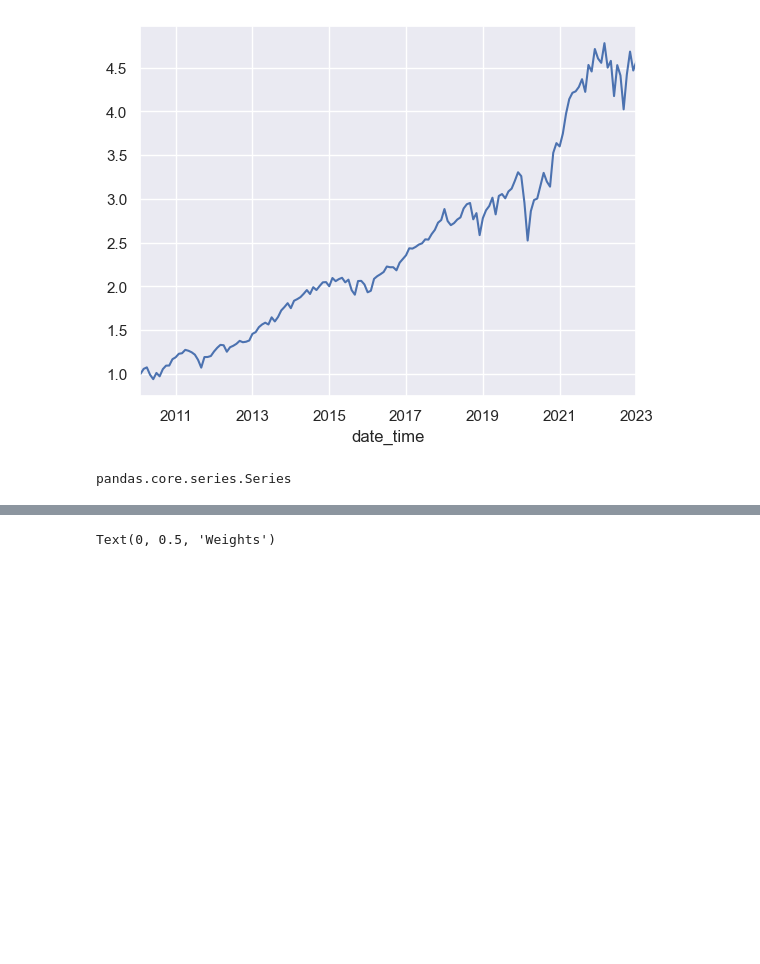
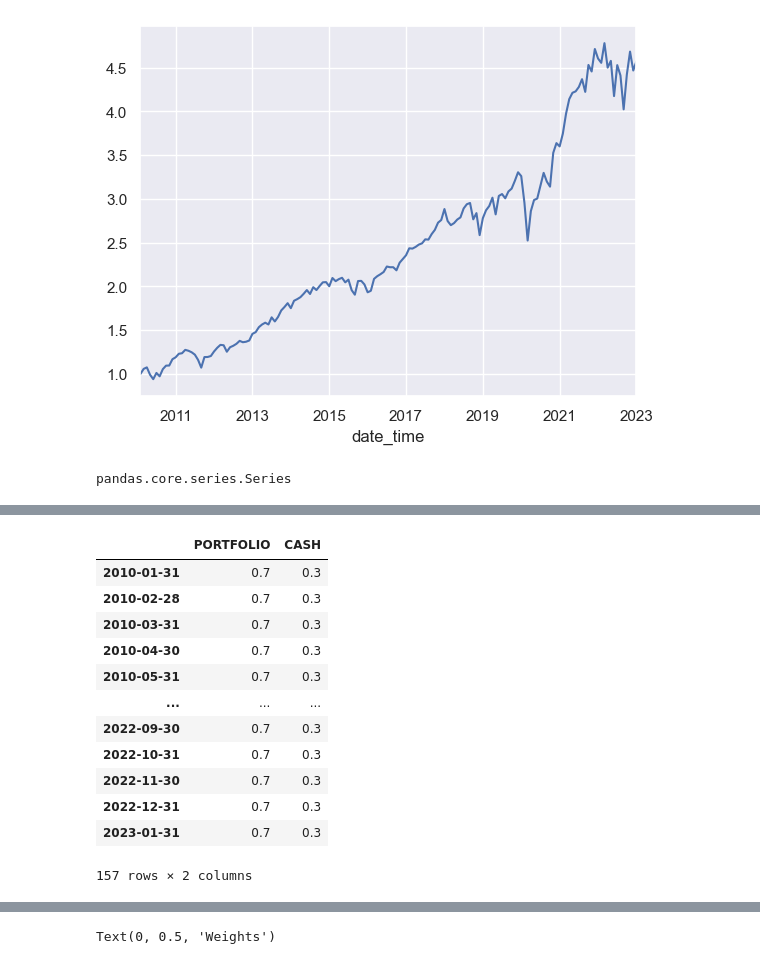
Before and after one commit to cswcjt/Quant-Project, a Jupyter notebook: quant/test_ts.ipynb, the cells around one changed output, grey strips where cells are left out. Saved outputs shown, nothing was run; the diff lists cells and outputs as text; code cells hidden in the pictures; blank space fills up the shorter version.

Commit message:
feat: Test ew method

```diff
--- a/quant/test_ts.ipynb
+++ b/quant/test_ts.ipynb
@@ -148,5 +166,6 @@ Length: 157, dtype: float64
 # %%
 # 종적 자산배분
+ew_weights, ew_ew_weight = TimeSeries(port_rets=port_rets, cs_weight=beta_weight, call_method='ew', param=12).run()
 vt_weights, ew_vt_weight = TimeSeries(port_rets=port_rets, cs_weight=beta_weight, call_method='vt', param=12).run()
 cvt_weights, ew_cvt_weight = TimeSeries(port_rets=port_rets, cs_weight=beta_weight, call_method='cvt', param=12).run()
 kl_weights, kl_cvt_weight = TimeSeries(port_rets=port_rets, cs_weight=beta_weight, call_method='kl', param=12).run()
@@ -155,6 +174,22 @@ cppi_weights, cppi_cvt_weight = TimeSeries(port_rets=port_rets, cs_weight=beta_w
 # cvt_weights = test_ts.cvt()
 # kl_weights = test_ts.kl()
 # cppi_weights = test_ts.cppi()
+# %%
+ew_weights
+# %% [output]
+|  | PORTFOLIO | CASH |
+| 2010-01-31 | 0.7 | 0.3 |
+| 2010-02-28 | 0.7 | 0.3 |
+| 2010-03-31 | 0.7 | 0.3 |
+| 2010-04-30 | 0.7 | 0.3 |
+| 2010-05-31 | 0.7 | 0.3 |
+| ... | ... | ... |
+| 2022-09-30 | 0.7 | 0.3 |
+| 2022-10-31 | 0.7 | 0.3 |
+| 2022-11-30 | 0.7 | 0.3 |
+| 2022-12-31 | 0.7 | 0.3 |
+| 2023-01-31 | 0.7 | 0.3 |
+157 rows × 2 columns
 # %%
 cvt_weights
 # %% [output]
```
Also changed, not shown: parts of 5 cells of this notebook.
